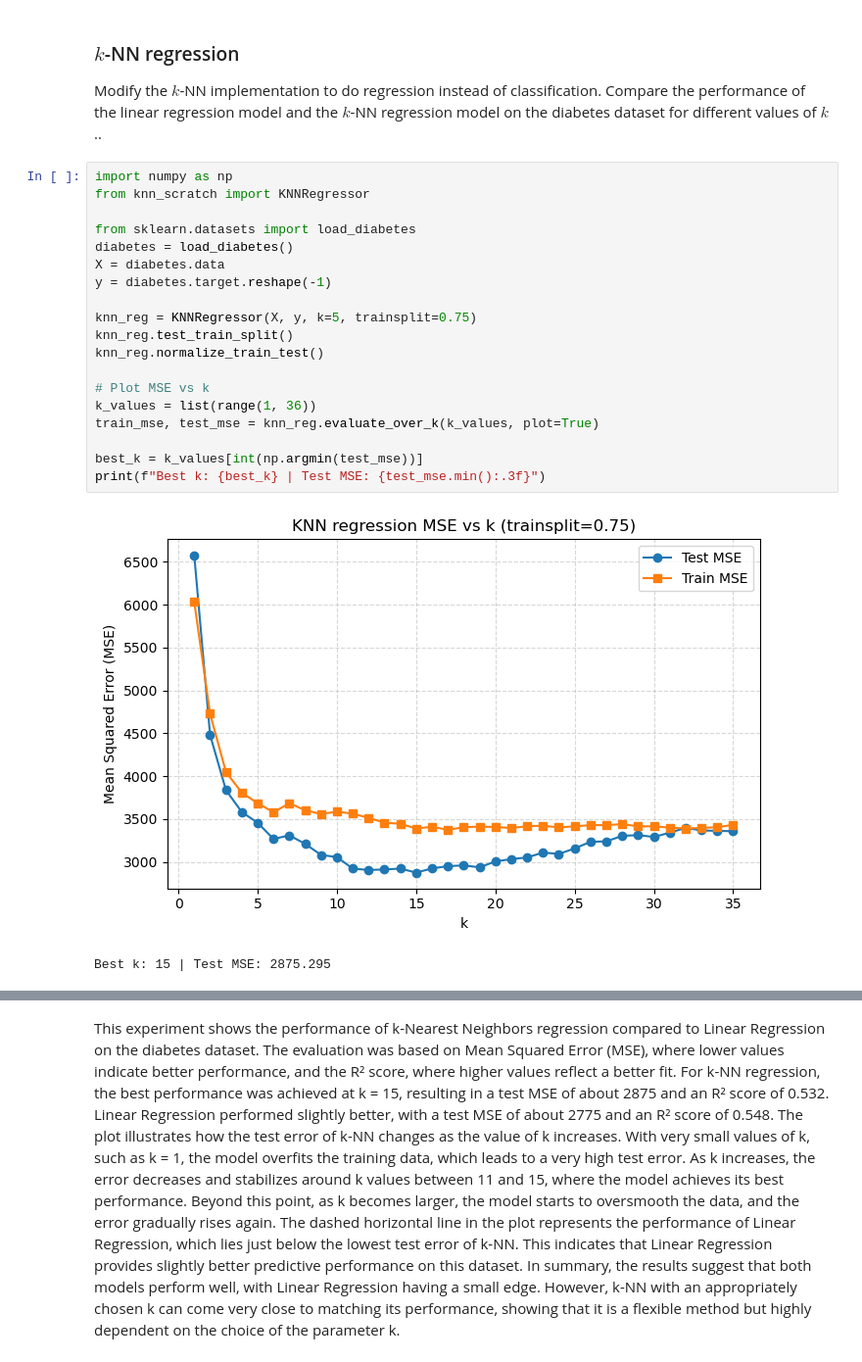
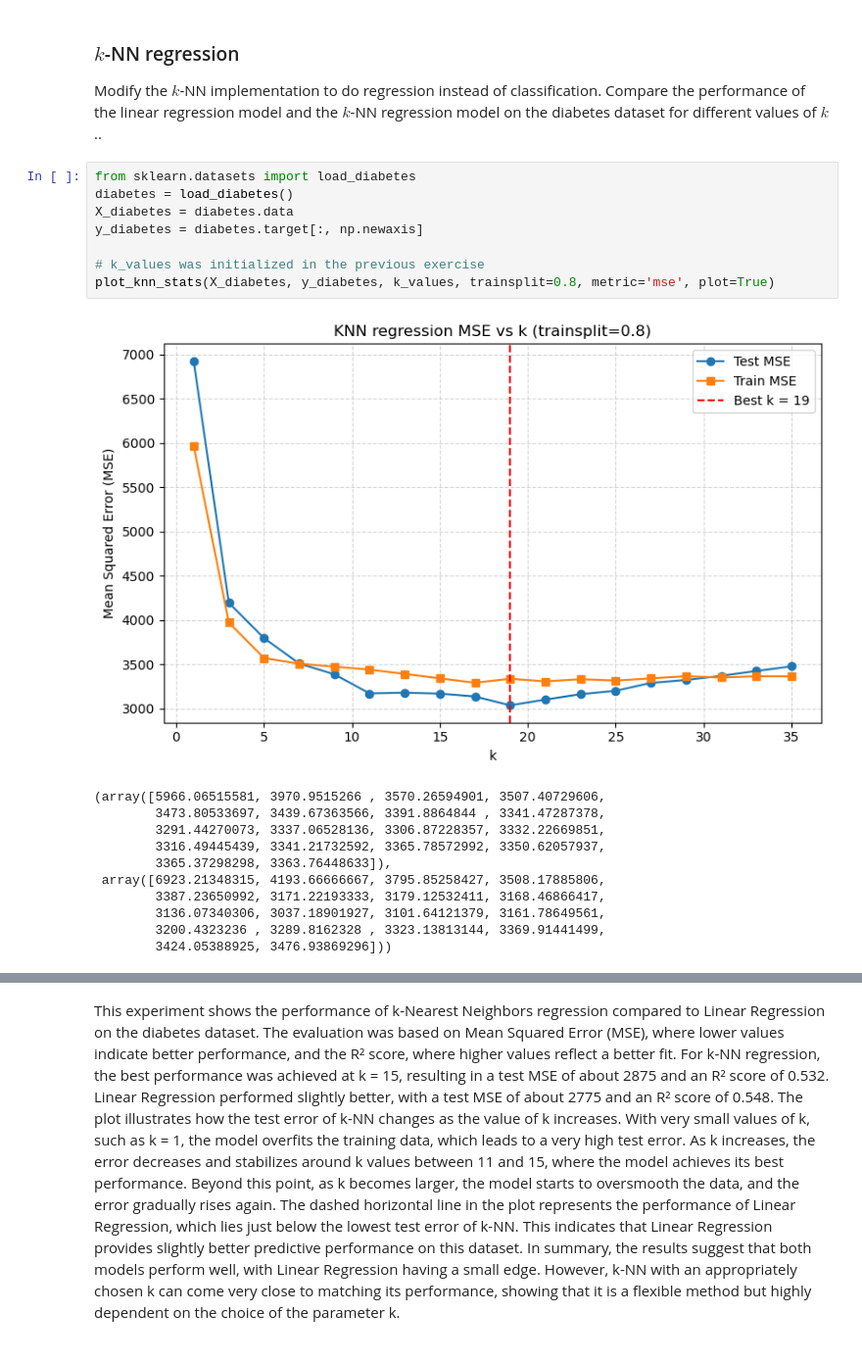
Before and after one commit to SiebrenBarten/Machine-learning-for-medical-imaging, a Jupyter notebook: practicals/week_1.ipynb, the cells around one changed output, grey strips where cells are left out. Shown at 98% size. Drawn from its saved outputs; the diff is of its cells as text.

```diff
--- a/practicals/week_1.ipynb
+++ b/practicals/week_1.ipynb
@@ -199,28 +197,26 @@ Best k: 11 (Test accuracy: 0.9825)
 ### $k$-NN regression
 
 Modify the $k$-NN implementation to do regression instead of classification. Compare the performance of the linear regression model and the $k$-NN regression model on the diabetes dataset for different values of $k$..
-# %%
-import numpy as np
-from knn_scratch import KNNRegressor
-
-from sklearn.datasets import load_diabetes
-diabetes = load_diabetes()
-X = diabetes.data
-y = diabetes.target.reshape(-1)
-
-knn_reg = KNNRegressor(X, y, k=5, trainsplit=0.75)
-knn_reg.test_train_split()
-knn_reg.normalize_train_test()
-
-# Plot MSE vs k
-k_values = list(range(1, 36))
-train_mse, test_mse = knn_reg.evaluate_over_k(k_values, plot=True)
-
-best_k = k_values[int(np.argmin(test_mse))]
-print(f"Best k: {best_k} | Test MSE: {test_mse.min():.3f}")
-# %% [output]
-[figure, removed]
-Best k: 15 | Test MSE: 2875.295
+# %%
+from sklearn.datasets import load_diabetes
+diabetes = load_diabetes()
+X_diabetes = diabetes.data
+y_diabetes = diabetes.target[:, np.newaxis]
+
+# k_values was initialized in the previous exercise
+plot_knn_stats(X_diabetes, y_diabetes, k_values, trainsplit=0.8, metric='mse', plot=True)
+# %% [output]
+[figure, added]
+(array([5966.06515581, 3970.9515266 , 3570.26594901, 3507.40729606,
+        3473.80533697, 3439.67363566, 3391.8864844 , 3341.47287378,
+        3291.44270073, 3337.06528136, 3306.87228357, 3332.22669851,
+        3316.49445439, 3341.21732592, 3365.78572992, 3350.62057937,
+        3365.37298298, 3363.76448633]),
+ array([6923.21348315, 4193.66666667, 3795.85258427, 3508.17885806,
+        3387.23650992, 3171.22193333, 3179.12532411, 3168.46866417,
+        3136.07340306, 3037.18901927, 3101.64121379, 3161.78649561,
+        3200.4323236 , 3289.8162328 , 3323.13813144, 3369.91441499,
+        3424.05388925, 3476.93869296]))
 # %%
 from sklearn.linear_model import LinearRegression
 from sklearn.metrics import mean_squared_error, r2_score
```
Also changed, not shown: parts of 3 cells of this notebook, 1 other file.
